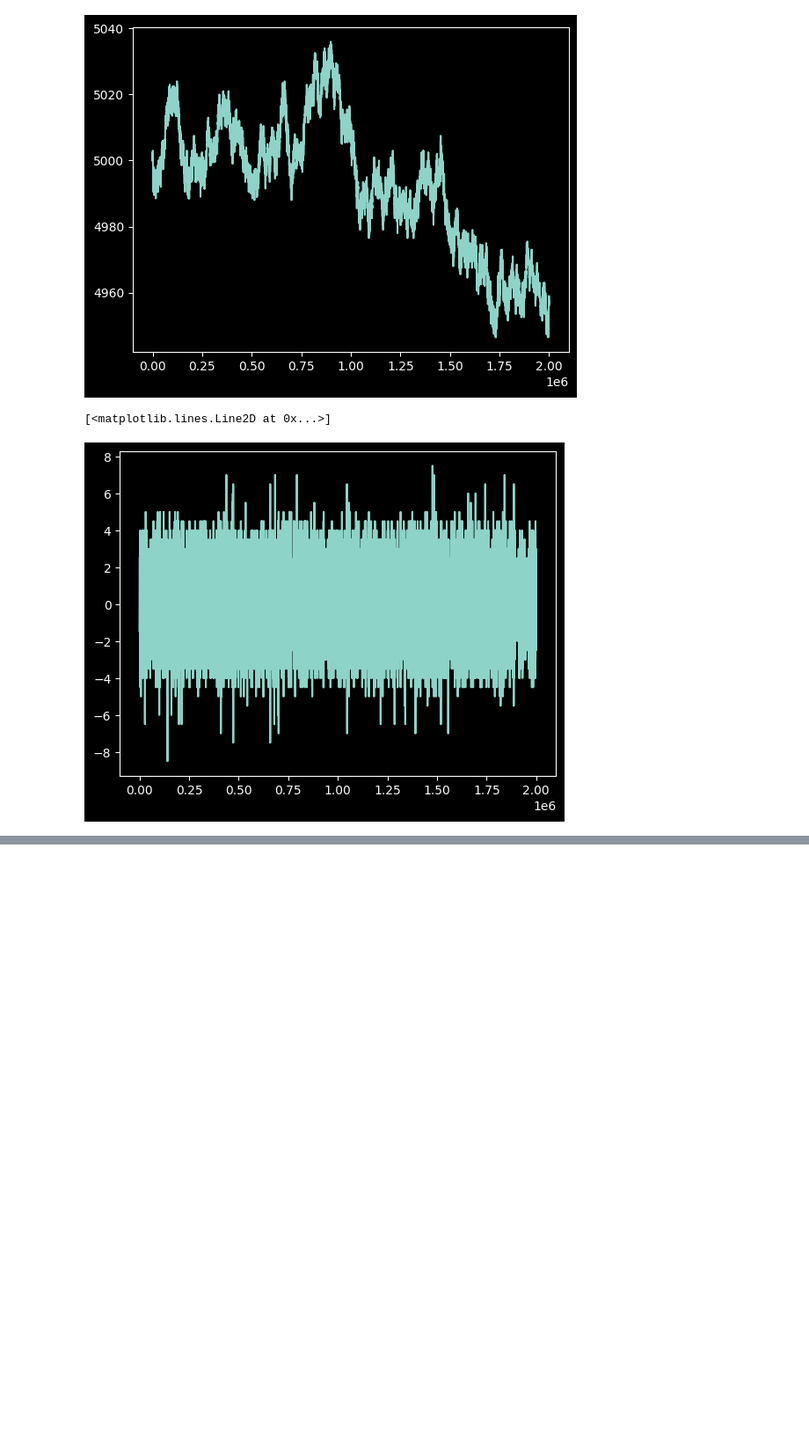
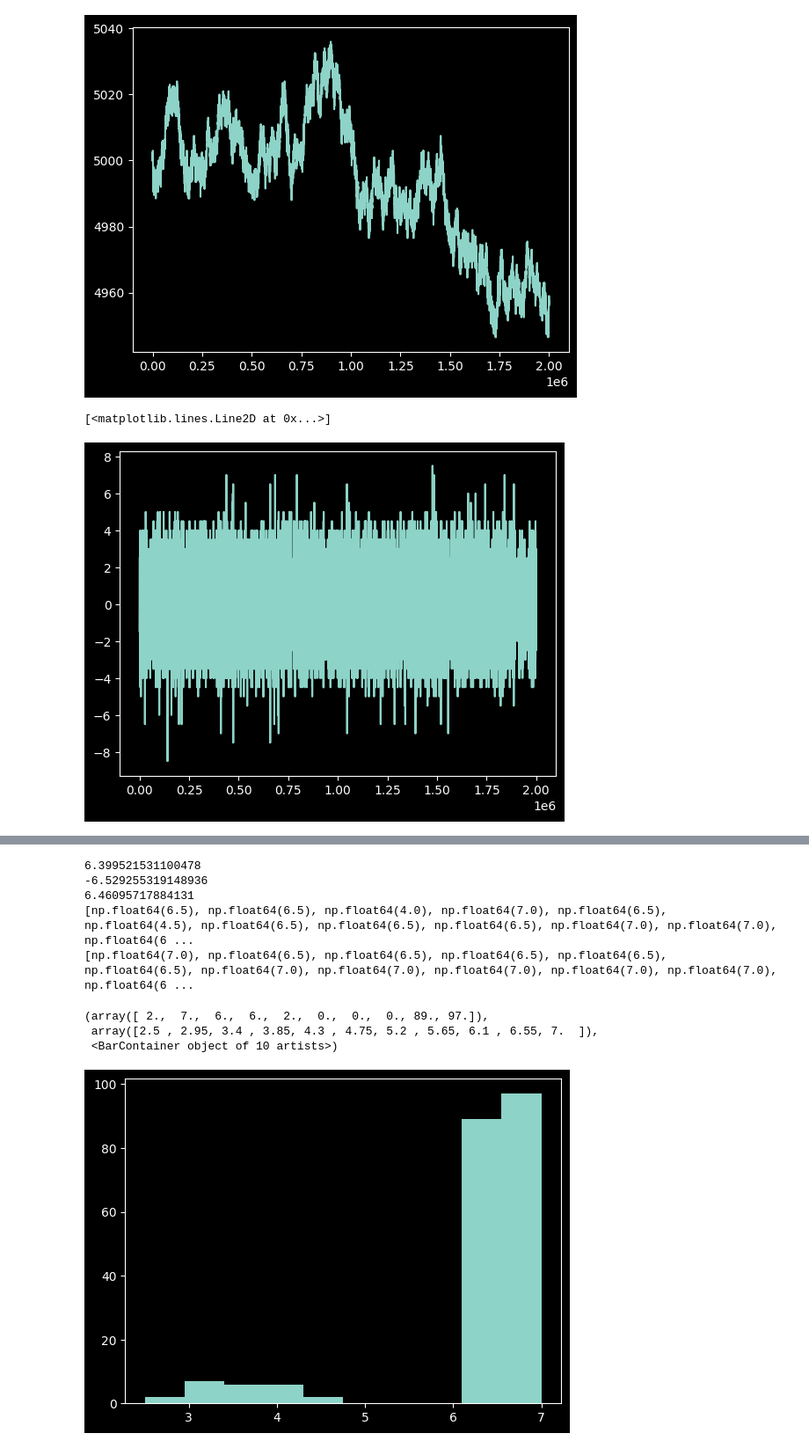
Before and after one commit to ian6234/prosperity-4, a Jupyter notebook: round-0-analysis.ipynb, the cells around one changed output, grey strips where cells are left out. Shown at 88% size. Cells and saved outputs as stored; diff of their text form; code cells hidden in the pictures; blank space fills up the shorter version.

```diff
--- a/round-0-analysis.ipynb
+++ b/round-0-analysis.ipynb
@@ -93,0 +126,37 @@ Text(0, 0.5, 'profit')
+# %%
+trades_data = pd.read_csv('data/TUTORIAL_ROUND_1/trades_round_0_day_-2.csv', header=0, sep=';')
+tomato_trades = trades_data[trades_data['symbol'] == 'TOMATOES']
+timestamps = list(tomato_trades['timestamp'])
+
+tot = 0
+tot_2 = 0
+count_1 = 0
+diffs_1 = []
+diffs_2 = []
+for timestamp in timestamps:
+    tomatoes = price_data[price_data['product'] == 'TOMATOES']
+    tomato_price = tomatoes[tomatoes['timestamp'] == timestamp]['mid_price'].to_numpy()[0]
+    dif = tomato_price - tomato_trades[tomato_trades['timestamp'] == timestamp]['price'].to_numpy()[0]
+    if dif >= 0:
+        tot += dif
+        count_1 += 1
+        diffs_1.append(abs(dif))
+    else:
+        tot_2 += dif
+        diffs_2.append(abs(dif))
+print(tot/count_1)
+print(tot_2/(len(timestamps)-count_1))
+print((tot+abs(tot_2))/(len(timestamps)))
+print(diffs_1)
+print(diffs_2)
+plt.hist(diffs_1)
+# %% [output]
+6.399521531100478
+-6.529255319148936
+6.46095717884131
+[np.float64(6.5), np.float64(6.5), np.float64(4.0), np.float64(7.0), np.float64(6.5), np.float64(4.5), np.float64(6.5), np.float64(6.5), np.float64(6.5), np.float64(7.0), np.float64(7.0), np.float64(6 ...
+[np.float64(7.0), np.float64(6.5), np.float64(6.5), np.float64(6.5), np.float64(6.5), np.float64(6.5), np.float64(7.0), np.float64(7.0), np.float64(7.0), np.float64(7.0), np.float64(7.0), np.float64(6 ...
+(array([ 2.,  7.,  6.,  6.,  2.,  0.,  0.,  0., 89., 97.]),
+ array([2.5 , 2.95, 3.4 , 3.85, 4.3 , 4.75, 5.2 , 5.65, 6.1 , 6.55, 7.  ]),
+ <BarContainer object of 10 artists>)
+[figure, added]
```
Also changed, not shown: parts of 3 cells of this notebook, 1 other file.
